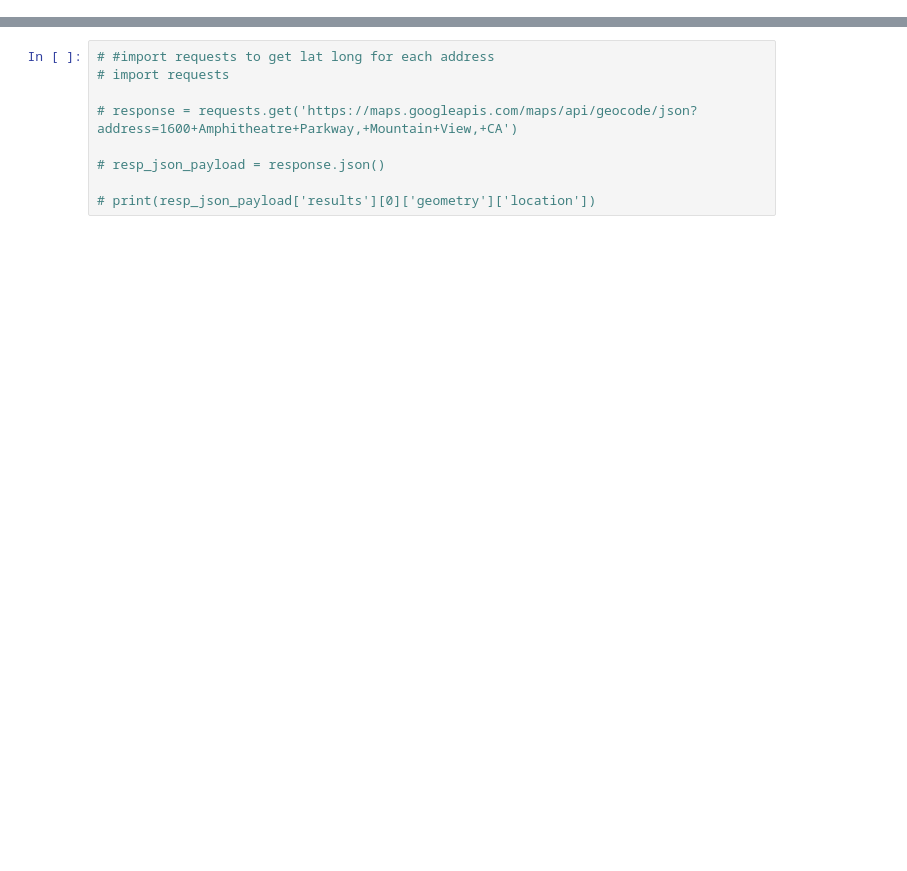
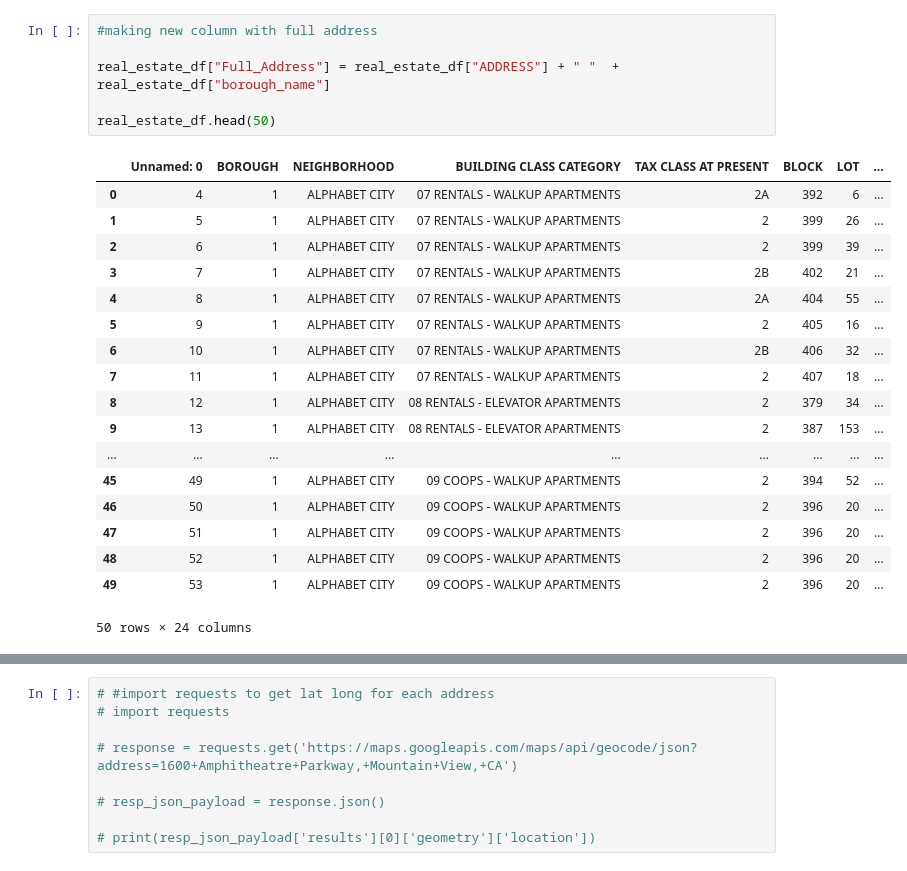
Before and after one commit to shadeetabasi/nyc-realestate-and-trees-project, a Jupyter notebook: Keiko /Real_Estate_cleaning.ipynb, the cells around one changed output, grey strips where cells are left out. Drawn from its saved outputs; the diff is of its cells as text; blank space fills up the shorter version.

```diff
--- a/Keiko /Real_Estate_cleaning.ipynb
+++ b/Keiko /Real_Estate_cleaning.ipynb
@@ -44,0 +114,25 @@ real_estate_df.sample(10)
+# %%
+#making new column with full address
+
+real_estate_df["Full_Address"] = real_estate_df["ADDRESS"] + " "  + real_estate_df["borough_name"]
+
+real_estate_df.head(50)
+# %% [output]
+|  | Unnamed: 0 | BOROUGH | NEIGHBORHOOD | BUILDING CLASS CATEGORY | TAX CLASS AT PRESENT | BLOCK | LOT | ... |
+| 0 | 4 | 1 | ALPHABET CITY | 07 RENTALS - WALKUP APARTMENTS | 2A | 392 | 6 | ... |
+| 1 | 5 | 1 | ALPHABET CITY | 07 RENTALS - WALKUP APARTMENTS | 2 | 399 | 26 | ... |
+| 2 | 6 | 1 | ALPHABET CITY | 07 RENTALS - WALKUP APARTMENTS | 2 | 399 | 39 | ... |
+| 3 | 7 | 1 | ALPHABET CITY | 07 RENTALS - WALKUP APARTMENTS | 2B | 402 | 21 | ... |
+| 4 | 8 | 1 | ALPHABET CITY | 07 RENTALS - WALKUP APARTMENTS | 2A | 404 | 55 | ... |
+| 5 | 9 | 1 | ALPHABET CITY | 07 RENTALS - WALKUP APARTMENTS | 2 | 405 | 16 | ... |
+| 6 | 10 | 1 | ALPHABET CITY | 07 RENTALS - WALKUP APARTMENTS | 2B | 406 | 32 | ... |
+| 7 | 11 | 1 | ALPHABET CITY | 07 RENTALS - WALKUP APARTMENTS | 2 | 407 | 18 | ... |
+| 8 | 12 | 1 | ALPHABET CITY | 08 RENTALS - ELEVATOR APARTMENTS | 2 | 379 | 34 | ... |
+| 9 | 13 | 1 | ALPHABET CITY | 08 RENTALS - ELEVATOR APARTMENTS | 2 | 387 | 153 | ... |
+| ... | ... | ... | ... | ... | ... | ... | ... | ... |
+| 45 | 49 | 1 | ALPHABET CITY | 09 COOPS - WALKUP APARTMENTS | 2 | 394 | 52 | ... |
+| 46 | 50 | 1 | ALPHABET CITY | 09 COOPS - WALKUP APARTMENTS | 2 | 396 | 20 | ... |
+| 47 | 51 | 1 | ALPHABET CITY | 09 COOPS - WALKUP APARTMENTS | 2 | 396 | 20 | ... |
+| 48 | 52 | 1 | ALPHABET CITY | 09 COOPS - WALKUP APARTMENTS | 2 | 396 | 20 | ... |
+| 49 | 53 | 1 | ALPHABET CITY | 09 COOPS - WALKUP APARTMENTS | 2 | 396 | 20 | ... |
+50 rows × 24 columns
```
Also changed, not shown: parts of 9 cells of this notebook, 1 other file.
